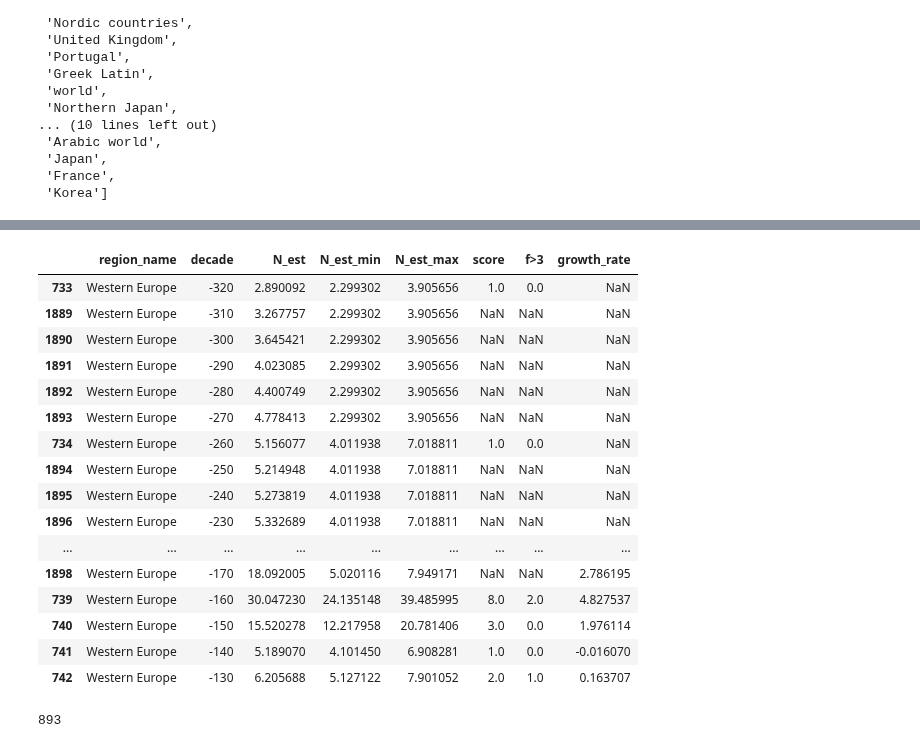
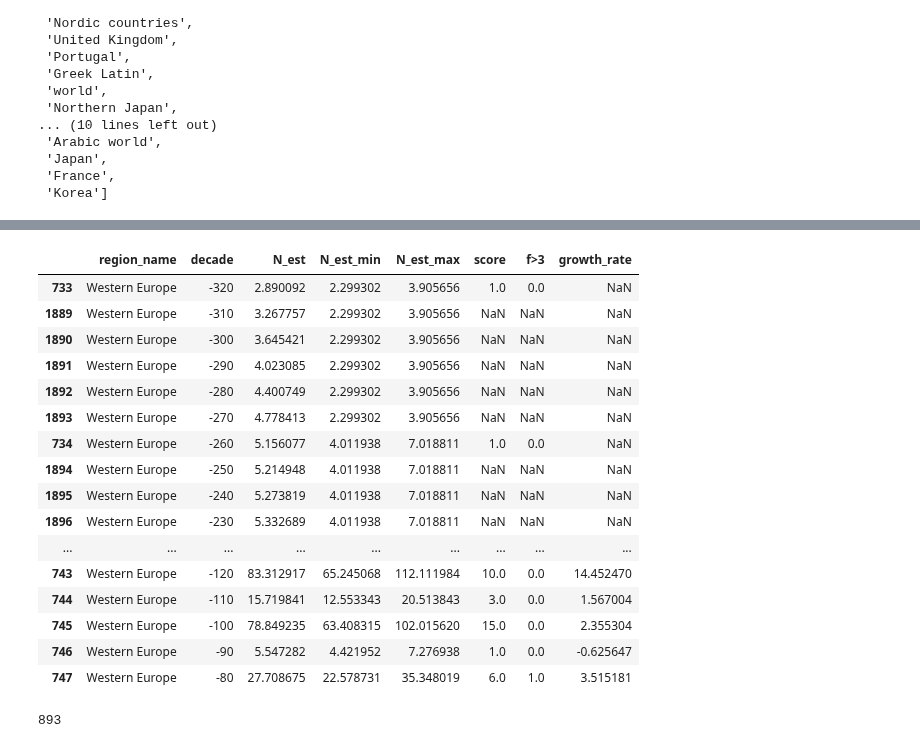
Before and after one commit to charlesdedampierre/cultura, a Jupyter notebook: 19 - run_index_growth_great_divergence.ipynb, the cells around one changed output, grey strips where cells are left out. Cells and saved outputs as stored; diff of their text form; code cells hidden in the pictures.

Commit message:
hdi table

```diff
--- a/19 - run_index_growth_great_divergence.ipynb
+++ b/19 - run_index_growth_great_divergence.ipynb
@@ -227,30 +182,27 @@ df
 # %%
-
-
 n_period = 10
-
 
 # Calculate year-over-year growth rate
 df['growth_rate'] = df.groupby('region_name')['N_est'].pct_change(periods=n_period)
-df.head(20)
+df.head(25)
 # %% [output]
 |  | region_name | decade | N_est | N_est_min | N_est_max | score | f>3 | growth_rate |
 | 733 | Western Europe | -320 | 2.890092 | 2.299302 | 3.905656 | 1.0 | 0.0 | NaN |
 | 1889 | Western Europe | -310 | 3.267757 | 2.299302 | 3.905656 | NaN | NaN | NaN |
 | 1890 | Western Europe | -300 | 3.645421 | 2.299302 | 3.905656 | NaN | NaN | NaN |
 | 1891 | Western Europe | -290 | 4.023085 | 2.299302 | 3.905656 | NaN | NaN | NaN |
 | 1892 | Western Europe | -280 | 4.400749 | 2.299302 | 3.905656 | NaN | NaN | NaN |
 | 1893 | Western Europe | -270 | 4.778413 | 2.299302 | 3.905656 | NaN | NaN | NaN |
 | 734 | Western Europe | -260 | 5.156077 | 4.011938 | 7.018811 | 1.0 | 0.0 | NaN |
 | 1894 | Western Europe | -250 | 5.214948 | 4.011938 | 7.018811 | NaN | NaN | NaN |
 | 1895 | Western Europe | -240 | 5.273819 | 4.011938 | 7.018811 | NaN | NaN | NaN |
 | 1896 | Western Europe | -230 | 5.332689 | 4.011938 | 7.018811 | NaN | NaN | NaN |
 | ... | ... | ... | ... | ... | ... | ... | ... | ... |
-| 1898 | Western Europe | -170 | 18.092005 | 5.020116 | 7.949171 | NaN | NaN | 2.786195 |
-| 739 | Western Europe | -160 | 30.047230 | 24.135148 | 39.485995 | 8.0 | 2.0 | 4.827537 |
-| 740 | Western Europe | -150 | 15.520278 | 12.217958 | 20.781406 | 3.0 | 0.0 | 1.976114 |
-| 741 | Western Europe | -140 | 5.189070 | 4.101450 | 6.908281 | 1.0 | 0.0 | -0.016070 |
-| 742 | Western Europe | -130 | 6.205688 | 5.127122 | 7.901052 | 2.0 | 1.0 | 0.163707 |
+| 743 | Western Europe | -120 | 83.312917 | 65.245068 | 112.111984 | 10.0 | 0.0 | 14.452470 |
+| 744 | Western Europe | -110 | 15.719841 | 12.553343 | 20.513843 | 3.0 | 0.0 | 1.567004 |
+| 745 | Western Europe | -100 | 78.849235 | 63.408315 | 102.015620 | 15.0 | 0.0 | 2.355304 |
+| 746 | Western Europe | -90 | 5.547282 | 4.421952 | 7.276938 | 1.0 | 0.0 | -0.625647 |
+| 747 | Western Europe | -80 | 27.708675 | 22.578731 | 35.348019 | 6.0 | 1.0 | 3.515181 |
 # %%
 
 
```
Also changed, not shown: parts of 6 cells of this notebook, 2 other files.
